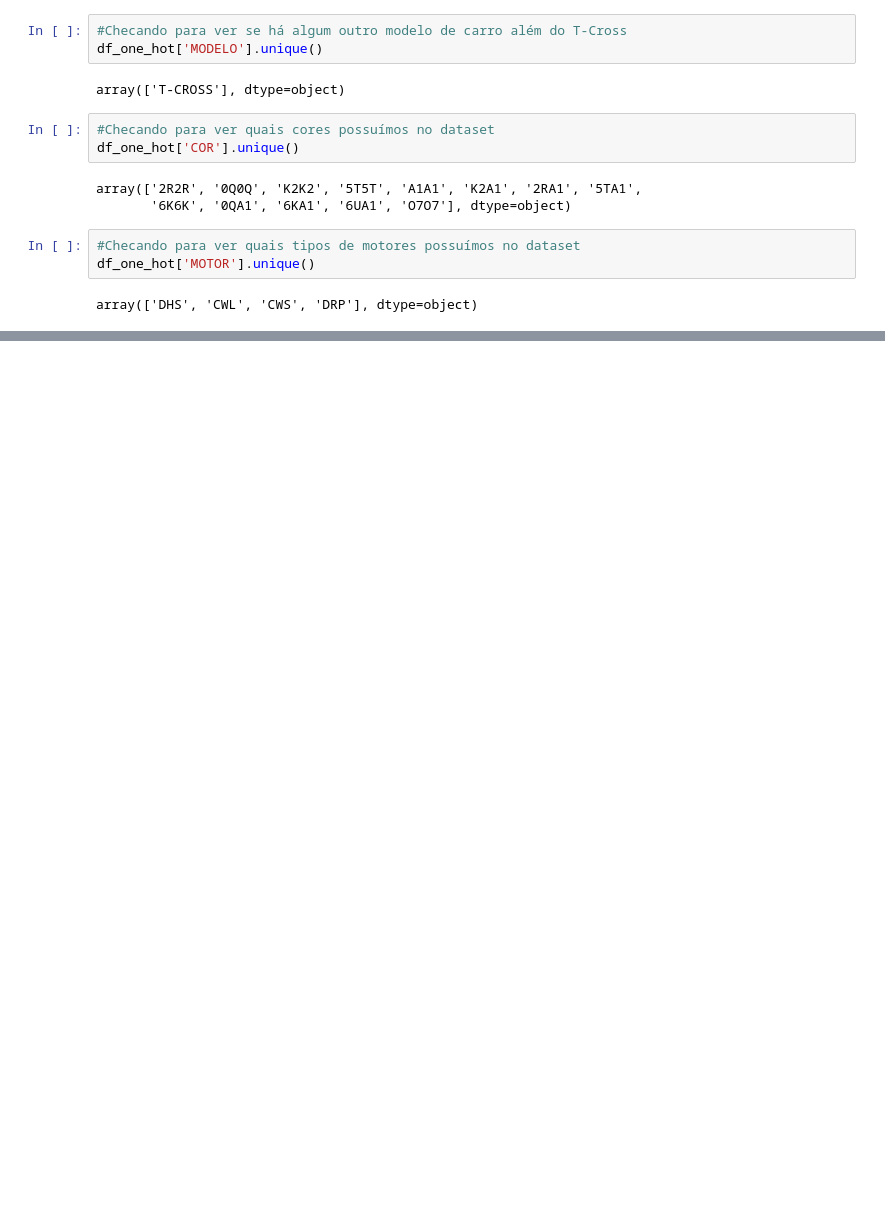
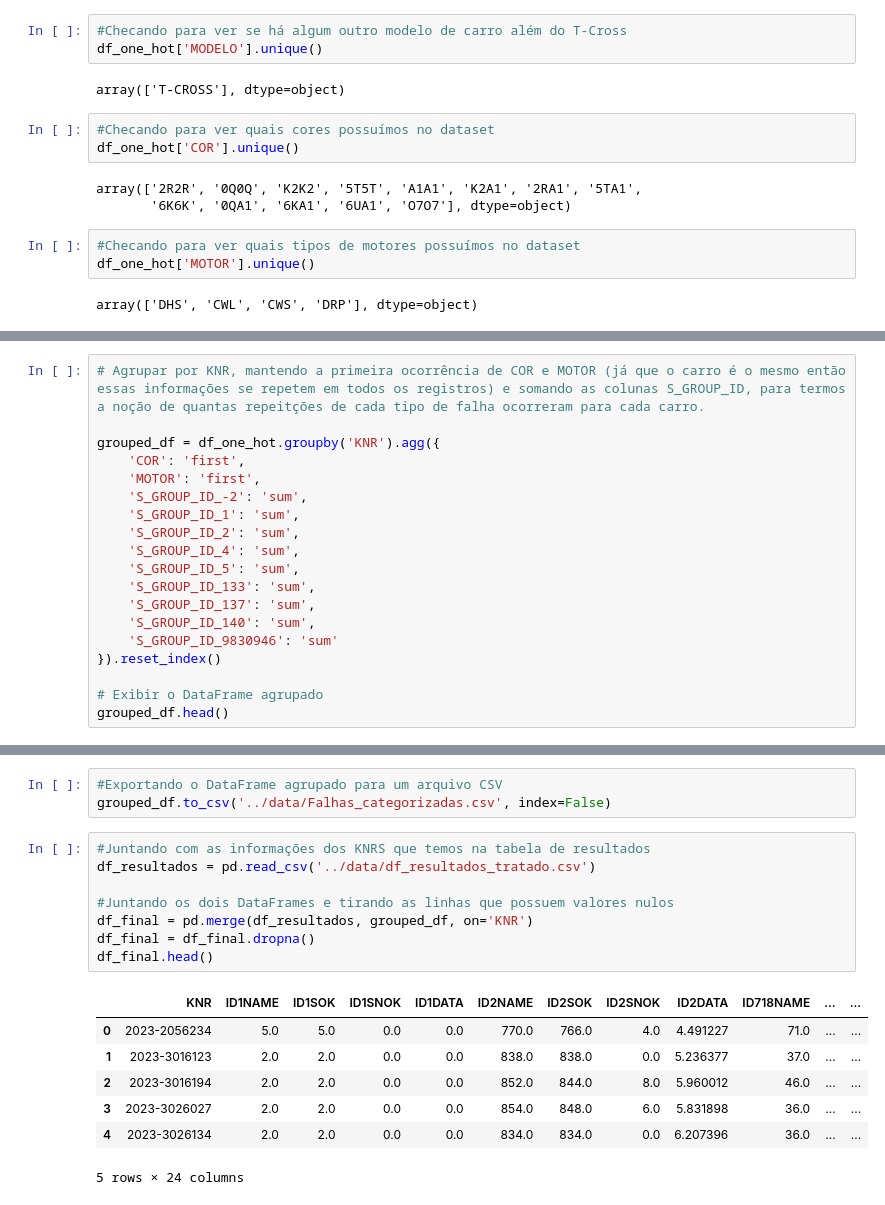
Before and after one commit to Inteli-College/2024-2A-T08-EC07-G01, a Jupyter notebook: src/models/notebooks/exploracao_falhas.ipynb, the cells around one changed output, grey strips where cells are left out. Drawn from its saved outputs; the diff is of its cells as text; blank space fills up the shorter version.

```diff
--- a/src/models/notebooks/exploracao_falhas.ipynb
+++ b/src/models/notebooks/exploracao_falhas.ipynb
@@ -203,0 +211,19 @@ df_one_hot.head()
+# %%
+# Agrupar por KNR, mantendo a primeira ocorrência de COR e MOTOR (já que o carro é o mesmo então essas informações se repetem em todos os registros) e somando as colunas S_GROUP_ID, para termos a noção de quantas repeitções de cada tipo de falha ocorreram para cada carro.
+
+grouped_df = df_one_hot.groupby('KNR').agg({
+    'COR': 'first',
+    'MOTOR': 'first',
+    'S_GROUP_ID_-2': 'sum',
+    'S_GROUP_ID_1': 'sum',
+    'S_GROUP_ID_2': 'sum',
+    'S_GROUP_ID_4': 'sum',
+    'S_GROUP_ID_5': 'sum',
+    'S_GROUP_ID_133': 'sum',
+    'S_GROUP_ID_137': 'sum',
+    'S_GROUP_ID_140': 'sum',
+    'S_GROUP_ID_9830946': 'sum'
+}).reset_index()
+
+# Exibir o DataFrame agrupado
+grouped_df.head()
@@ -203,0 +237,19 @@ df_one_hot.head()
+# %%
+#Exportando o DataFrame agrupado para um arquivo CSV
+grouped_df.to_csv('../data/Falhas_categorizadas.csv', index=False)
+# %%
+#Juntando com as informações dos KNRS que temos na tabela de resultados
+df_resultados = pd.read_csv('../data/df_resultados_tratado.csv')
+
+#Juntando os dois DataFrames e tirando as linhas que possuem valores nulos
+df_final = pd.merge(df_resultados, grouped_df, on='KNR')
+df_final = df_final.dropna()
+df_final.head()
+# %% [output]
+|  | KNR | ID1NAME | ID1SOK | ID1SNOK | ID1DATA | ID2NAME | ID2SOK | ID2SNOK | ID2DATA | ID718NAME | ... | ... |
+| 0 | 2023-2056234 | 5.0 | 5.0 | 0.0 | 0.0 | 770.0 | 766.0 | 4.0 | 4.491227 | 71.0 | ... | ... |
+| 1 | 2023-3016123 | 2.0 | 2.0 | 0.0 | 0.0 | 838.0 | 838.0 | 0.0 | 5.236377 | 37.0 | ... | ... |
+| 2 | 2023-3016194 | 2.0 | 2.0 | 0.0 | 0.0 | 852.0 | 844.0 | 8.0 | 5.960012 | 46.0 | ... | ... |
+| 3 | 2023-3026027 | 2.0 | 2.0 | 0.0 | 0.0 | 854.0 | 848.0 | 6.0 | 5.831898 | 36.0 | ... | ... |
+| 4 | 2023-3026134 | 2.0 | 2.0 | 0.0 | 0.0 | 834.0 | 834.0 | 0.0 | 6.207396 | 36.0 | ... | ... |
+5 rows × 24 columns
```
Also changed, not shown: parts of 11 cells of this notebook, 1 other file.
